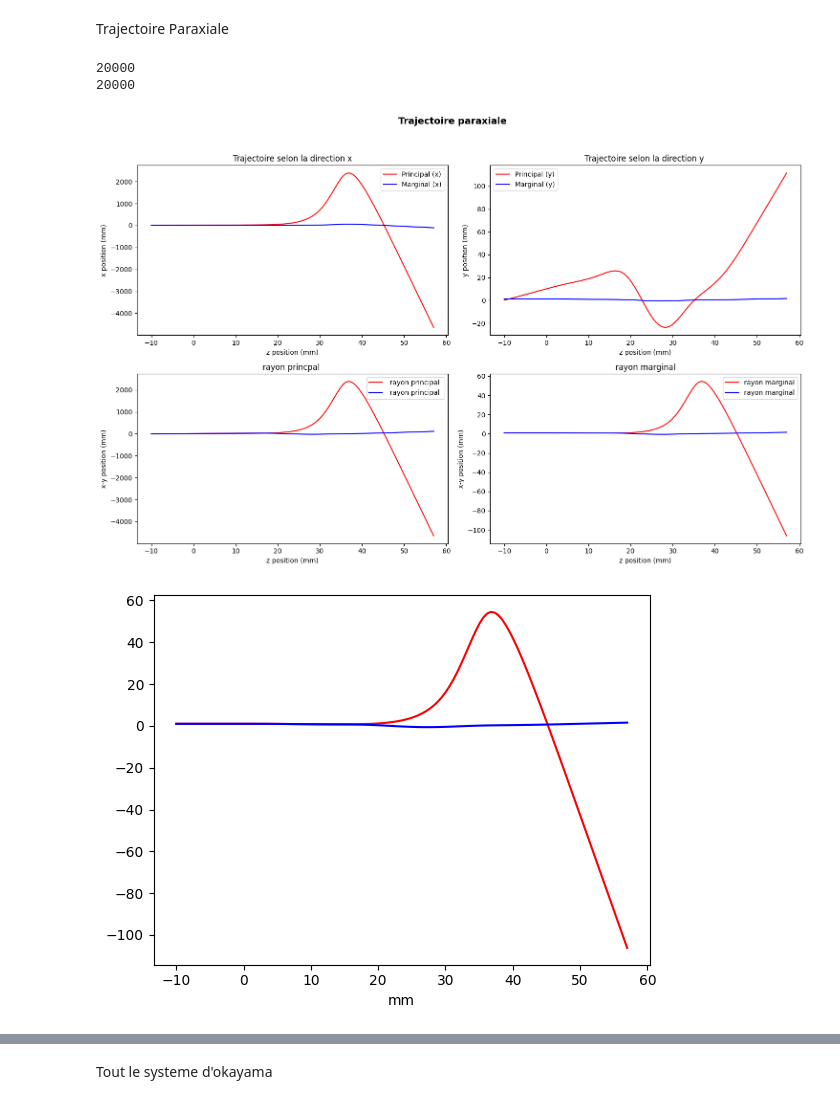
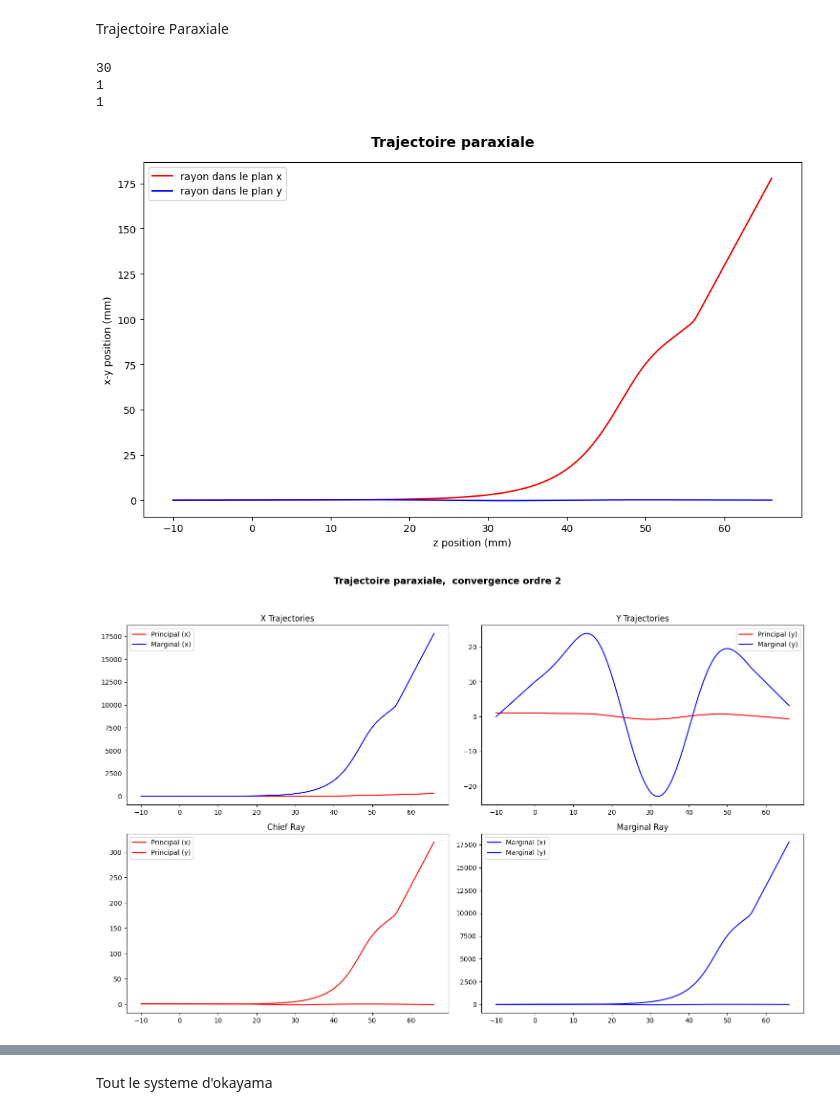
Before and after one commit to louise-lammertyn/projet-multi-code, a Jupyter notebook: Quadrupole_model/Data_exploitation_1982.ipynb, the cells around one changed output, grey strips where cells are left out. Cells and saved outputs as stored; diff of their text form; code cells hidden in the pictures.

```diff
--- a/Quadrupole_model/Data_exploitation_1982.ipynb
+++ b/Quadrupole_model/Data_exploitation_1982.ipynb
@@ -21,8 +21,8 @@ from paraxial import Ion
 import numpy as np
 from aberration import Aberration
 # %%
-Va = 20000
-tension = {
+Va = 1
+tension1 = {
     "va1":  0.018808 * Va,   # Tension Aperture 10.18808
     "va2": -0.018808 * Va,    # Tension Aperture 2
     "vq13": 0.0299087 * Va,    # Tension Quad 1&3
@@ -36,8 +36,9 @@ tension = {
     "vq24": -1 * Va,      #tension quad 2 et 4
     "vaAc": Va,               # Tension acceleation
 }
-r = -200 # en V
-q = 651.8 # en V
+
+r = -400 # en V
+q = 650.8 # en V
 tension1 = {
     "va1":  r,   # Tension Aperture 10.18808
     "va2": 0,    # Tension Aperture 2
@@ -46,7 +47,7 @@ tension1 = {
     "vaAc": Va,
 }
 out_dir1 = "FilesTest"
-out_dir = "Files2010"
+out_dir = "FilesNshield"
 # %%
 quad = Generation_quad(tension, out_dir)
 file_path_quad = quad.reconstr()
@@ -80,24 +77,25 @@ fun.fit_graph()
 # %% [markdown]
 Trajectoire Paraxiale
 # %%
-n = 100
+n = 2
 e = -1.6e-19
 Decomp= Decomposition(extracted_data)
 Decomp.composantes()
 
-principal = Ion(1.6e-27, e, "principal", 0, 1, 0, 1)
-marginal = Ion(1.6e-27, e, "marginal", 1, 0, 1, 0)
+principal = Ion(1.6e-27, e, "principal", 1, 0, 1, 0)
+marginal = Ion(1.6e-27, e, "marginal", 0, 0.01,0 , 0.01)
 
 
 marginalc = Ion(1.6e-27, e, "marginal", 0, 1, 0, 1)
 principalc = Ion(1.6e-27, e, "principal", 1, 0, 1, 0)
 
 Trajectoire = SimulationParaxiale(extracted_data, Decomp)
 Trajectoire.run_discret(principal, marginal)
 
 Trajectoire.run_convergence(principalc, marginalc, n)
 # %% [output]
-20000
-20000
+30
+1
+1
-[figure, old version]
+[figure, new version]
-[figure, old version]
+[figure, new version]
```
Also changed, not shown: parts of 10 cells of this notebook, 45 other files.
